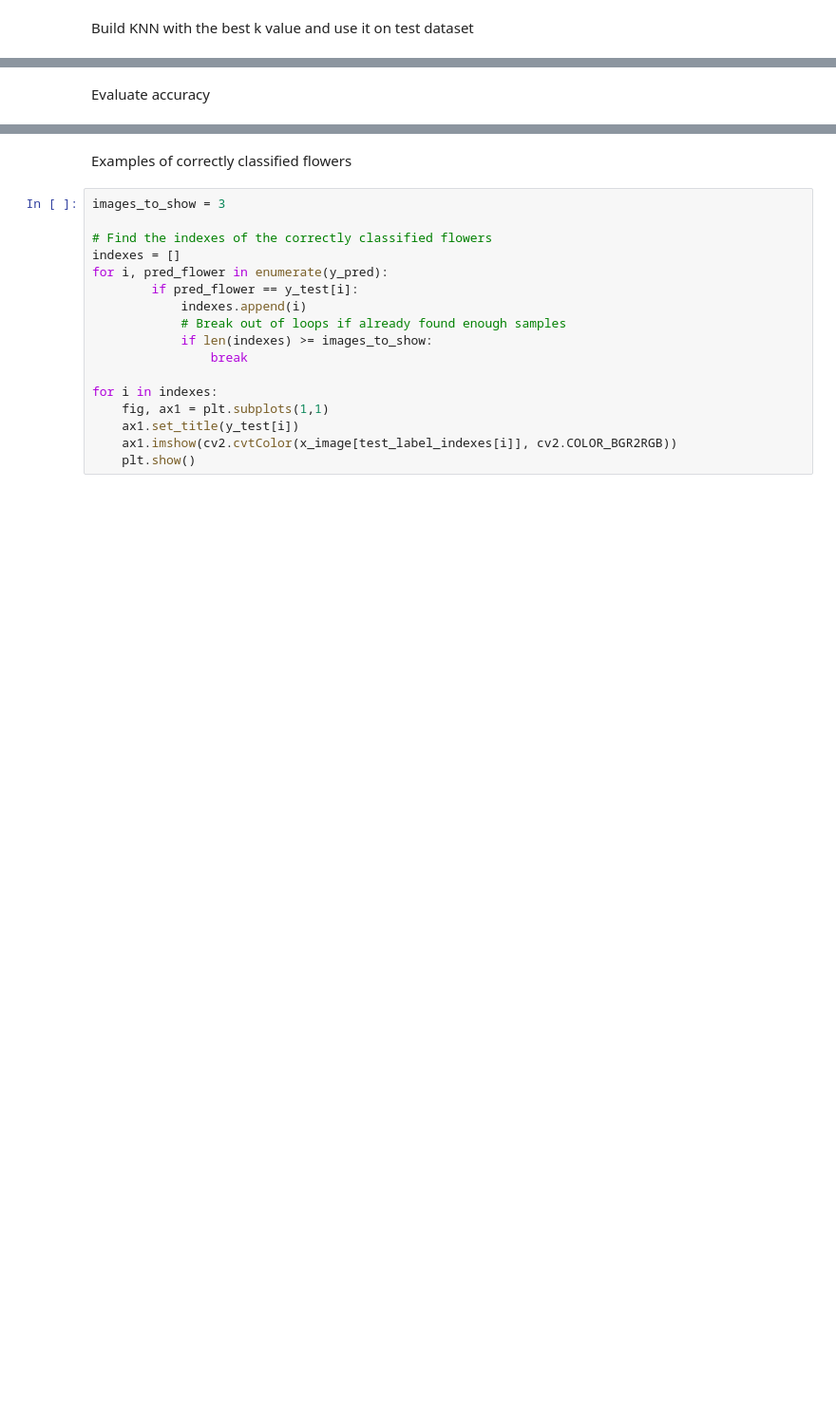
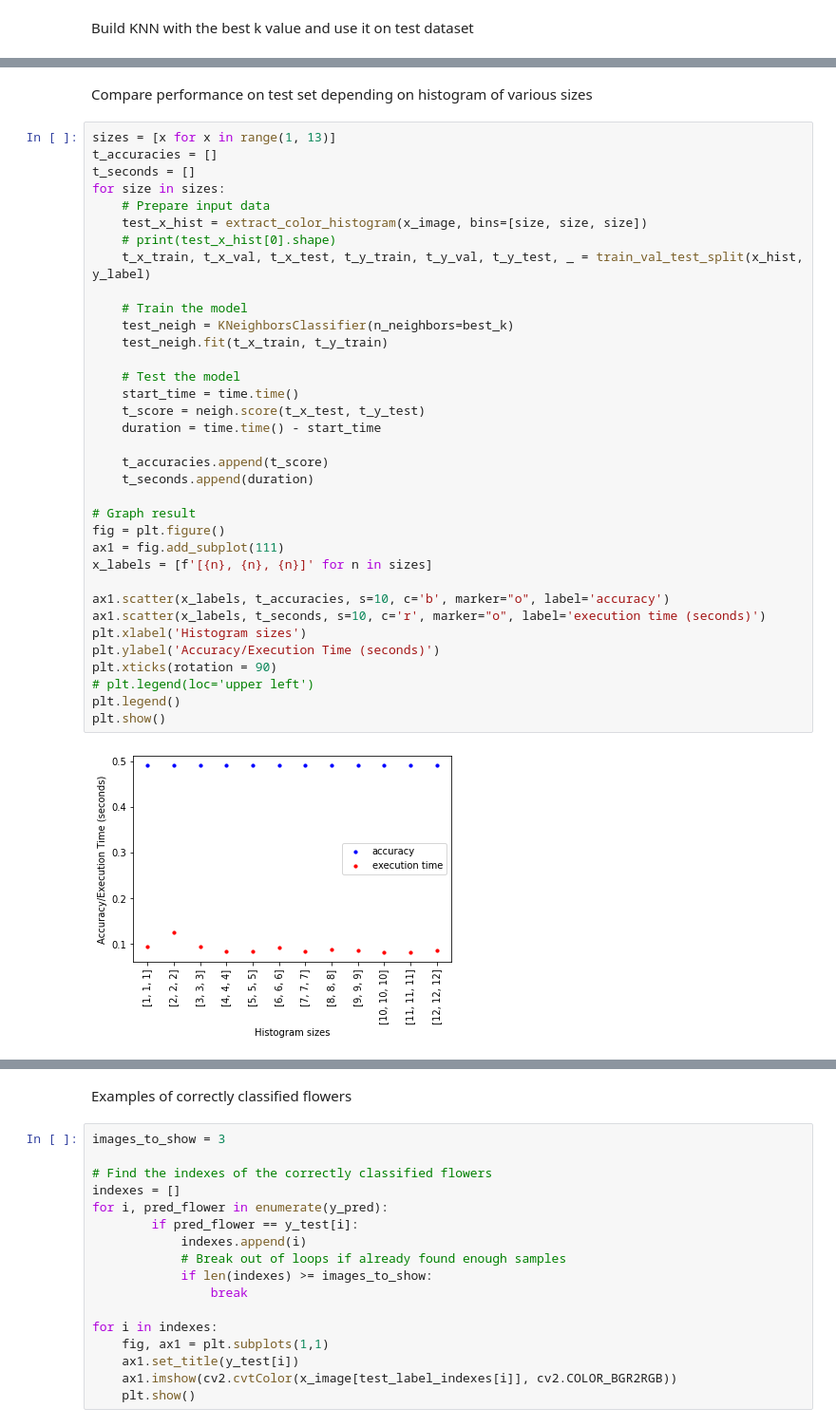
Before and after one commit to GiantSweetroll/uow-foundations-ai, a Jupyter notebook: Lab/assignment1/knn.ipynb, the cells around one changed output, grey strips where cells are left out. Shown: that part at 95% size. Drawn from its saved outputs; the diff is of its cells as text; blank space fills up the shorter version.

```diff
--- a/Lab/assignment1/knn.ipynb
+++ b/Lab/assignment1/knn.ipynb
@@ -127,2 +109,39 @@ time taken to execute = 0.15999913215637207 seconds
-# %% [markdown]
-Evaluate accuracy
+# %% [markdown]
+Compare performance on test set depending on histogram of various sizes
+# %%
+sizes = [x for x in range(1, 13)]
+t_accuracies = []
+t_seconds = []
+for size in sizes:
+    # Prepare input data
+    test_x_hist = extract_color_histogram(x_image, bins=[size, size, size])
+    # print(test_x_hist[0].shape)
+    t_x_train, t_x_val, t_x_test, t_y_train, t_y_val, t_y_test, _ = train_val_test_split(x_hist, y_label)
+
+    # Train the model
+    test_neigh = KNeighborsClassifier(n_neighbors=best_k)
+    test_neigh.fit(t_x_train, t_y_train)
+
+    # Test the model
+    start_time = time.time()
+    t_score = neigh.score(t_x_test, t_y_test)
+    duration = time.time() - start_time
+
+    t_accuracies.append(t_score)
+    t_seconds.append(duration)
+
+# Graph result
+fig = plt.figure()
+ax1 = fig.add_subplot(111)
+x_labels = [f'[{n}, {n}, {n}]' for n in sizes]
+
+ax1.scatter(x_labels, t_accuracies, s=10, c='b', marker="o", label='accuracy')
+ax1.scatter(x_labels, t_seconds, s=10, c='r', marker="o", label='execution time (seconds)')
+plt.xlabel('Histogram sizes')
+plt.ylabel('Accuracy/Execution Time (seconds)')
+plt.xticks(rotation = 90)
+# plt.legend(loc='upper left')
+plt.legend()
+plt.show()
+# %% [output]
+[figure, added]
```
Also changed, not shown: parts of 16 cells of this notebook, 1 other file.
